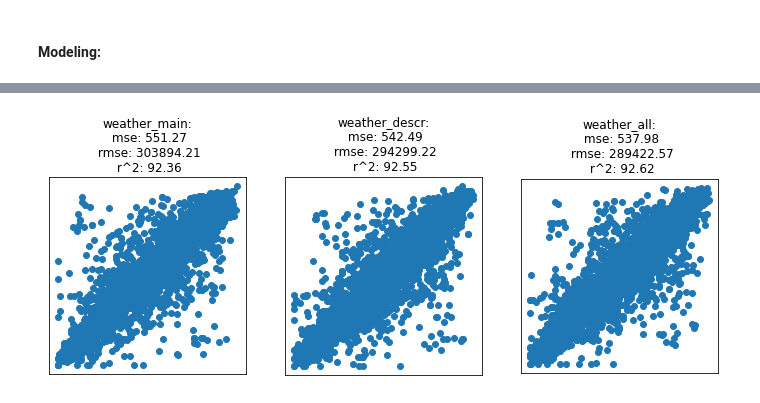
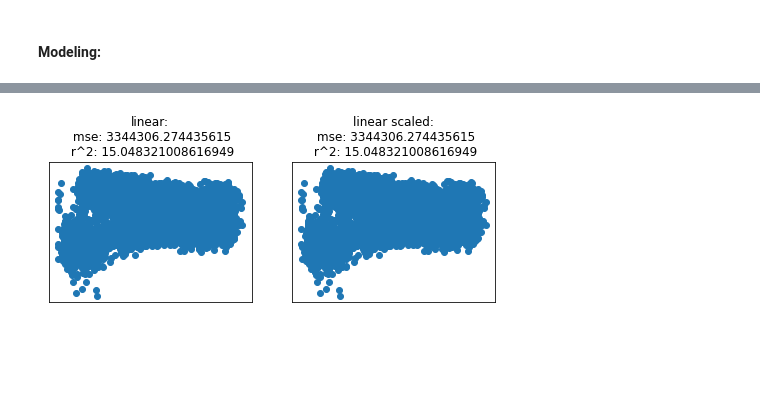
Before and after one commit to omgwenxx/machine_learning, a Jupyter notebook: assignment1/metro.ipynb, the cells around one changed output, grey strips where cells are left out. Cells and saved outputs as stored; diff of their text form; code cells hidden in the pictures; blank space fills up the shorter version.

Commit message:
metro

```diff
--- a/assignment1/metro.ipynb
+++ b/assignment1/metro.ipynb
@@ -53,9 +48,7 @@ sns.distplot(metro_wmain['traffic_volume']) # kde=0 if kernel density estimation
 # %% [markdown]
 #### Modeling:
 # %%
-def linear_reg(dataset, name):
-    train, test = train_test_split(dataset, test_size=0.2)
-
+def linear_reg(train, test):
     # Training Model
     x_train = train.drop('traffic_volume', axis=1)
     y_train = train['traffic_volume']
@@ -136,16 +146,20 @@ def get_errs(y):
 # %%
-def plot(data, names):
-    fig = plt.figure(figsize=[len(data)*4, 4])
-    format_string = '{}:\n mse: {:.2f}\n rmse: {:.2f}\n r^2: {:.2f}'
+def plot(data, data_s, reg):
+    fig = plt.figure(figsize=[8, 4])
+    format_string = '{}:\n mse: {:.2f}\n r^2: {:.2f}'
+    format_string = '{}:\n mse: {}\n r^2: {}'
 
-    for i, d in enumerate(data):
-        plot_nr = i+1
-        mse, rmse, r2 = get_errs(d)
-        ax = fig.add_subplot(1,len(data),plot_nr)
+    datas = [data, data_s]
+    strs = [reg, reg + ' scaled']
+
+    for i, d in enumerate(datas):
+        mse, r2 = get_scores(d)
+        ax = fig.add_subplot(1,2,i+1)
         ax.scatter(d[0], d[1])
-        ax.set_title(format_string.format(names[i], mse, rmse, r2))
+        ax.set_title(format_string.format(strs[i], mse, r2))
         ax.set_aspect('equal')
         plt.xticks(())
         plt.yticks(())
 
+    plt.savefig('../data/metro/'+ reg +'.png')
     plt.show()
@@ -222,9 +166,22 @@ plot(knn, list(map(lambda x: '{} k={}'.format(x,k), names)))
-# %%
-# regression trees
-
-tree = []
-for i in range(3):
-    tree.append(reg_tree(datasets[i], names[i]))
-plot(tree, names)
-# %% [output]
-[figure, removed]
+# %%
+# split
+train, test = train_test_split(metro, test_size=0.2)
+
+# scale train
+train_s = train.copy()
+cols = ['temp', 'clouds_all', 'weekday', 'hour']
+scaler = MinMaxScaler()
+train_s[cols] = scaler.fit_transform(train_s[cols])
+
+# scale test
+test_s = test.copy()
+test_s[cols] = scaler.transform(test_s[cols])
+# %%
+# linear regression
+
+linear = linear_reg(train, test)
+linear_s = linear_reg(train_s, test_s)
+
+plot(linear, linear_s, 'linear')
+# %% [output]
+[figure, added]
```
Also changed, not shown: parts of 18 cells of this notebook, 13 other files.
